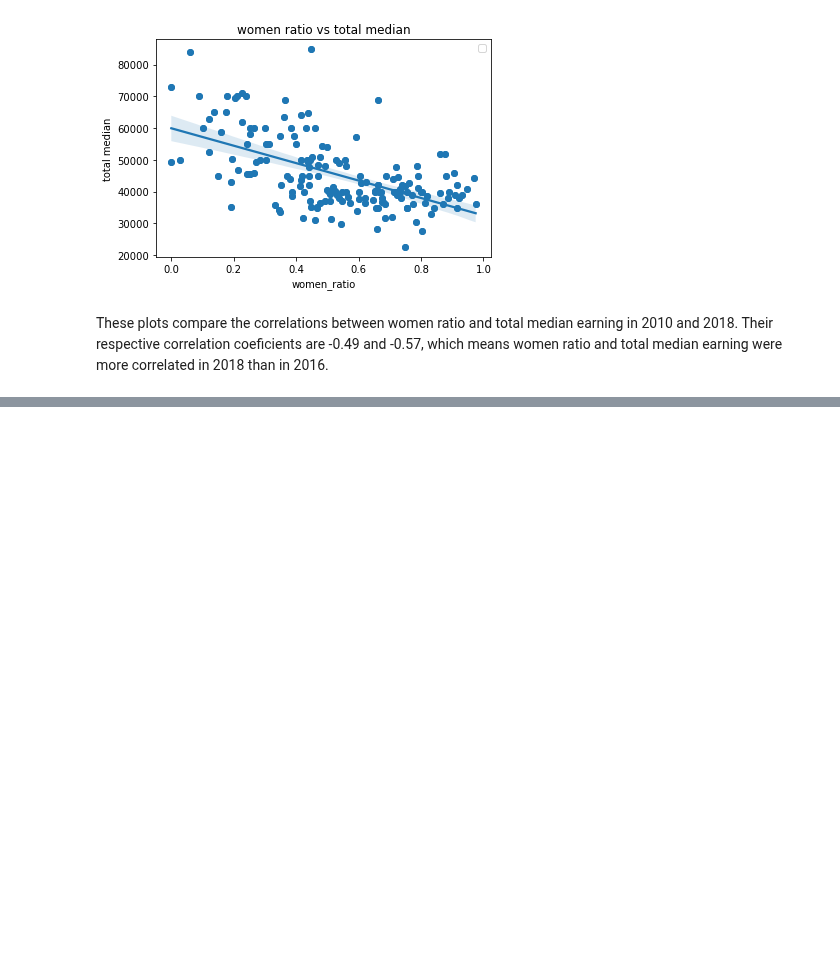
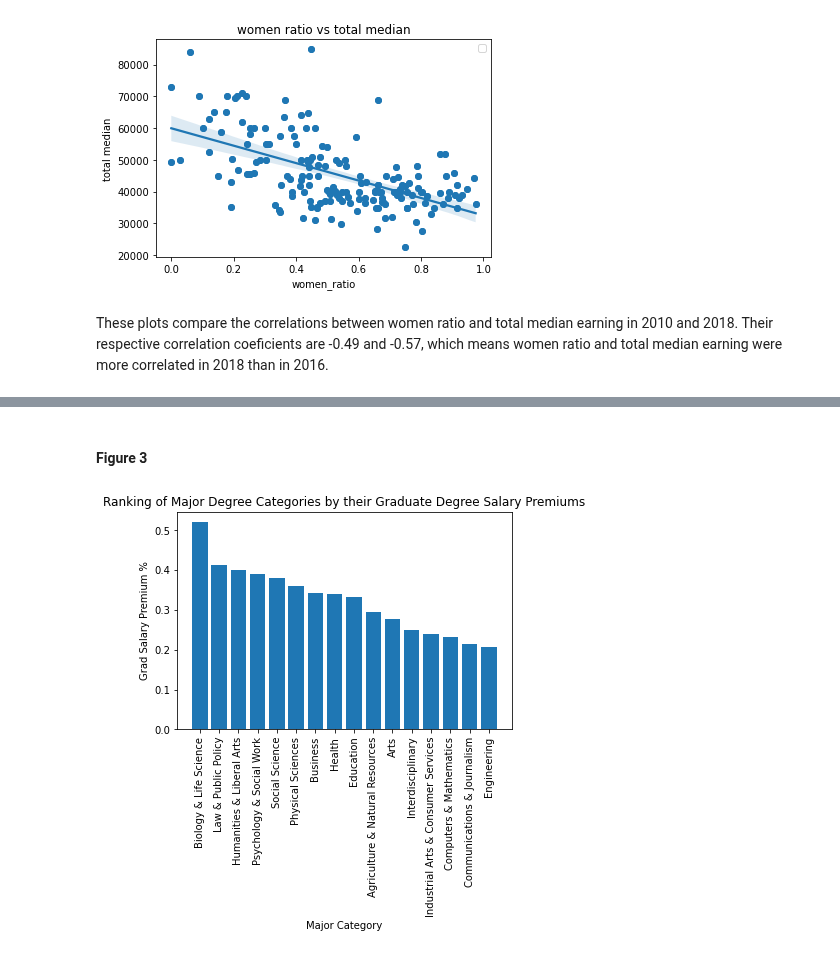
Before and after one commit to UCB-stat-159-s22/hw07-Group21, a Jupyter notebook: main.ipynb, the cells around one changed output, grey strips where cells are left out. Saved outputs shown, nothing was run; the diff lists cells and outputs as text; code cells hidden in the pictures; blank space fills up the shorter version.

```diff
--- a/main.ipynb
+++ b/main.ipynb
@@ -163,0 +199,8 @@ These plots compare the correlations between women ratio and total median earnin
+# %% [markdown]
+#### Figure 3
+# %%
+df_major_categories = groupby_major_category(df_grad_students)
+df_best_major_categories = best_programs(df_major_categories).reset_index()
+plot_programs(df_best_major_categories)
+# %% [output]
+[figure, added]
```
Also changed, not shown: parts of 13 cells of this notebook.
